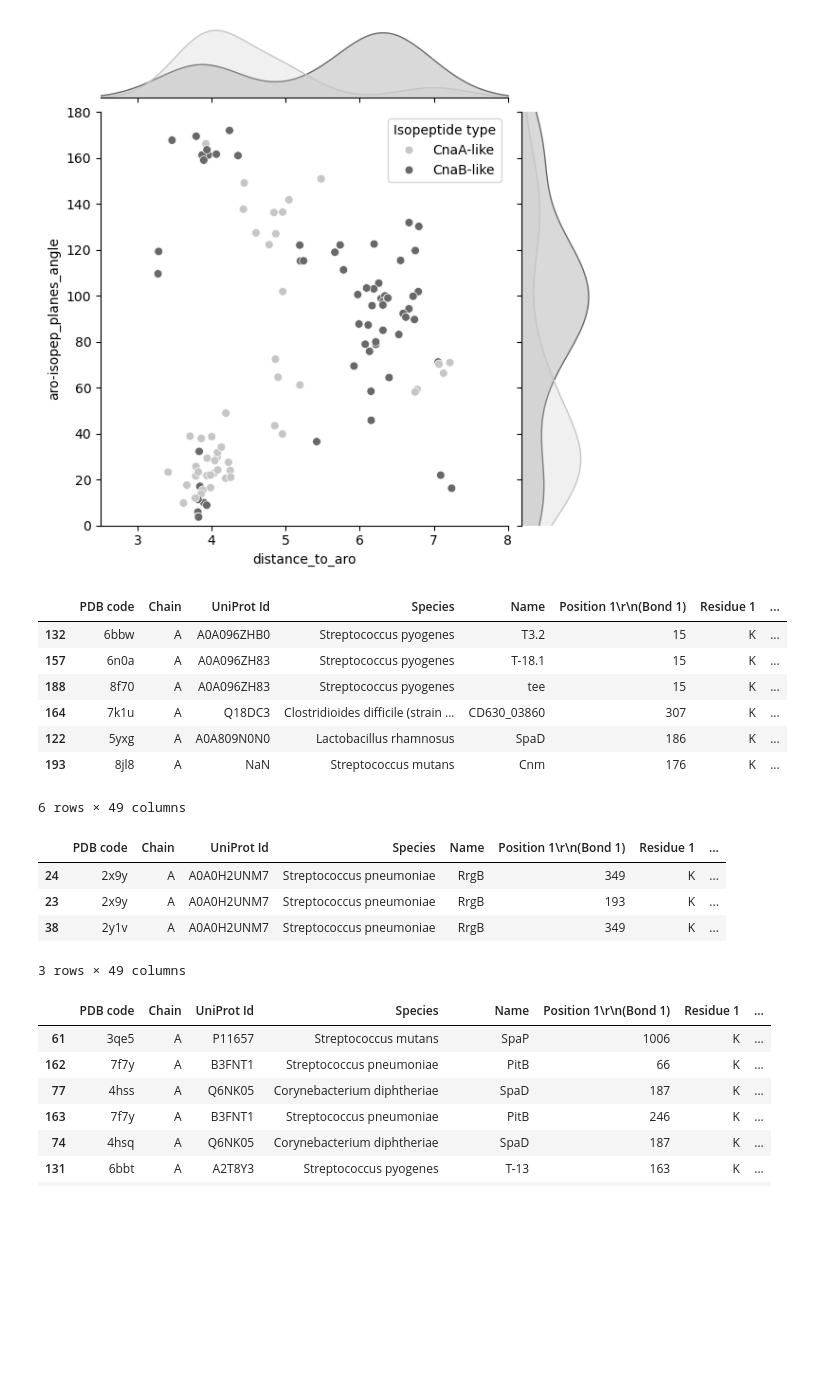
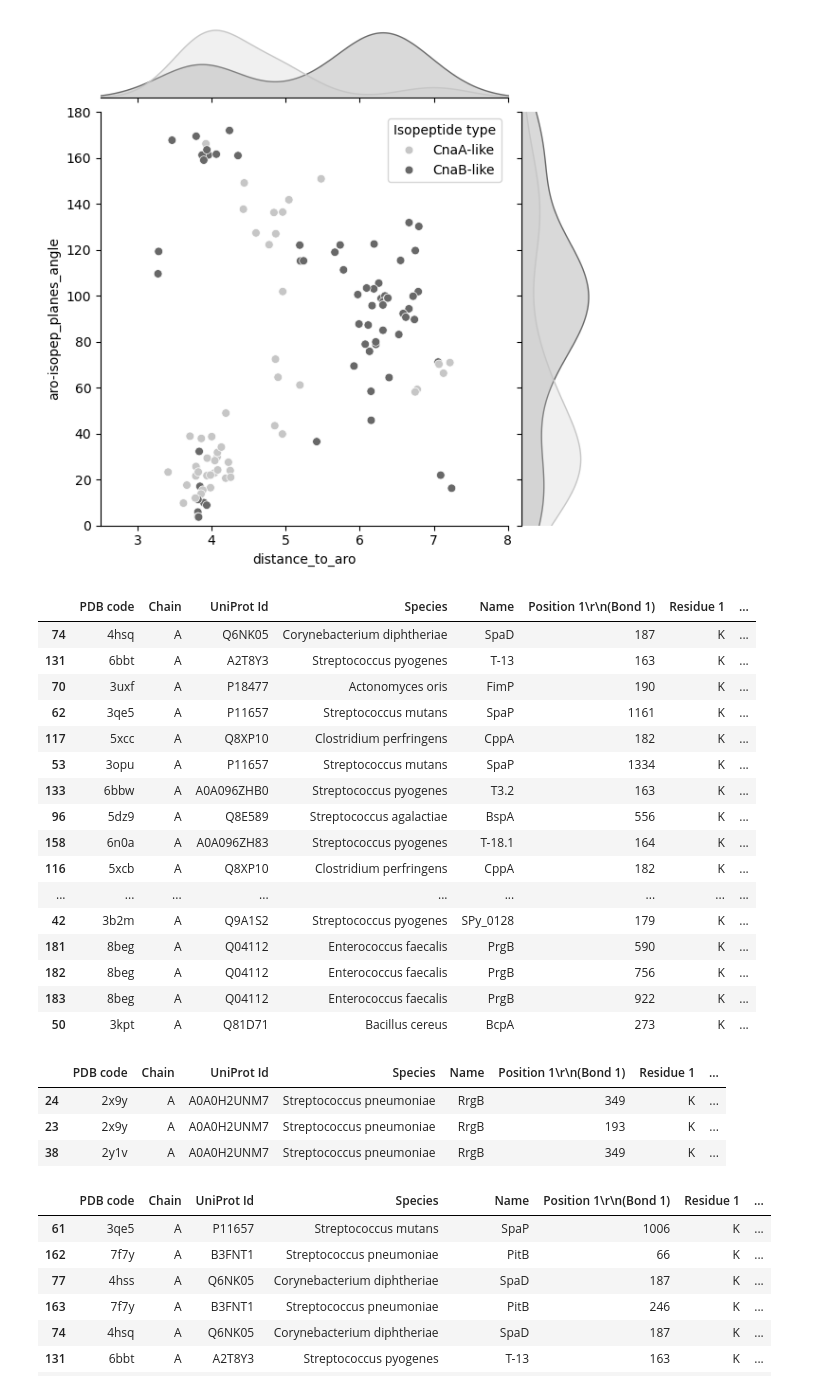
Before and after one commit to FranceCosta/isopeptide_bonds_global_survey, a Jupyter notebook: notebooks/20241212_analyseDataset_v2.ipynb, the cells around one changed output. Saved outputs shown, nothing was run; the diff lists cells and outputs as text; code cells hidden in the pictures; blank space fills up the shorter version.

```diff
--- a/notebooks/20241212_analyseDataset_v2.ipynb
+++ b/notebooks/20241212_analyseDataset_v2.ipynb
@@ -2,6 +2,7 @@
 # Analyse biochemical properties of isopeptide bond PDB/AF2 datasets
 # %%
 import pandas as pd
+pd.set_option('display.max_columns', None)
 import numpy as np
 import os
 from dotenv import load_dotenv
@@ -178,15 +181,24 @@ plt.savefig("../tmp/f1.png", transparent=True, dpi=300)
 # %%
-aro_df[(aro_df['aro-isopep_planes_angle']>30) & (aro_df['aro-isopep_planes_angle']<150) & \
-    (aro_df["distance_to_aro"]>5) & (aro_df["distance_to_aro"]<5.5)]
+aro_df[((aro_df['aro-isopep_planes_angle']<30)) & \
+    (aro_df["distance_to_aro"]<4)].query('aro_cap==True')
 # %% [output]
 |  | PDB code | Chain | UniProt Id | Species | Name | Position 1\r\n(Bond 1) | Residue 1 | ... |
-| 132 | 6bbw | A | A0A096ZHB0 | Streptococcus pyogenes | T3.2 | 15 | K | ... |
-| 157 | 6n0a | A | A0A096ZH83 | Streptococcus pyogenes | T-18.1 | 15 | K | ... |
-| 188 | 8f70 | A | A0A096ZH83 | Streptococcus pyogenes | tee | 15 | K | ... |
-| 164 | 7k1u | A | Q18DC3 | Clostridioides difficile (strain ... | CD630_03860 | 307 | K | ... |
-| 122 | 5yxg | A | A0A809N0N0 | Lactobacillus rhamnosus | SpaD | 186 | K | ... |
-| 193 | 8jl8 | A | NaN | Streptococcus mutans | Cnm | 176 | K | ... |
+| 74 | 4hsq | A | Q6NK05 | Corynebacterium diphtheriae | SpaD | 187 | K | ... |
+| 131 | 6bbt | A | A2T8Y3 | Streptococcus pyogenes | T-13 | 163 | K | ... |
+| 70 | 3uxf | A | P18477 | Actonomyces oris | FimP | 190 | K | ... |
+| 62 | 3qe5 | A | P11657 | Streptococcus mutans | SpaP | 1161 | K | ... |
+| 117 | 5xcc | A | Q8XP10 | Clostridium perfringens | CppA | 182 | K | ... |
+| 53 | 3opu | A | P11657 | Streptococcus mutans | SpaP | 1334 | K | ... |
+| 133 | 6bbw | A | A0A096ZHB0 | Streptococcus pyogenes | T3.2 | 163 | K | ... |
+| 96 | 5dz9 | A | Q8E589 | Streptococcus agalactiae | BspA | 556 | K | ... |
+| 158 | 6n0a | A | A0A096ZH83 | Streptococcus pyogenes | T-18.1 | 164 | K | ... |
+| 116 | 5xcb | A | Q8XP10 | Clostridium perfringens | CppA | 182 | K | ... |
+| ... | ... | ... | ... | ... | ... | ... | ... | ... |
+| 42 | 3b2m | A | Q9A1S2 | Streptococcus pyogenes | SPy_0128 | 179 | K | ... |
+| 181 | 8beg | A | Q04112 | Enterococcus faecalis | PrgB | 590 | K | ... |
+| 182 | 8beg | A | Q04112 | Enterococcus faecalis | PrgB | 756 | K | ... |
+| 183 | 8beg | A | Q04112 | Enterococcus faecalis | PrgB | 922 | K | ... |
+| 50 | 3kpt | A | Q81D71 | Bacillus cereus | BcpA | 273 | K | ... |
-6 rows × 49 columns
 # %%
 # Potential XH-Pi interactions
 
@@ -197,7 +209,6 @@ aro_df[(aro_df['aro-isopep_planes_angle']>30) & (aro_df['aro-isopep_planes_angle
 | 24 | 2x9y | A | A0A0H2UNM7 | Streptococcus pneumoniae | RrgB | 349 | K | ... |
 | 23 | 2x9y | A | A0A0H2UNM7 | Streptococcus pneumoniae | RrgB | 193 | K | ... |
 | 38 | 2y1v | A | A0A0H2UNM7 | Streptococcus pneumoniae | RrgB | 349 | K | ... |
-3 rows × 49 columns
 # %%
 # Stacked pi-pi interactions
 
```
Also changed, not shown: parts of 1 cell of this notebook, 4 other files.
